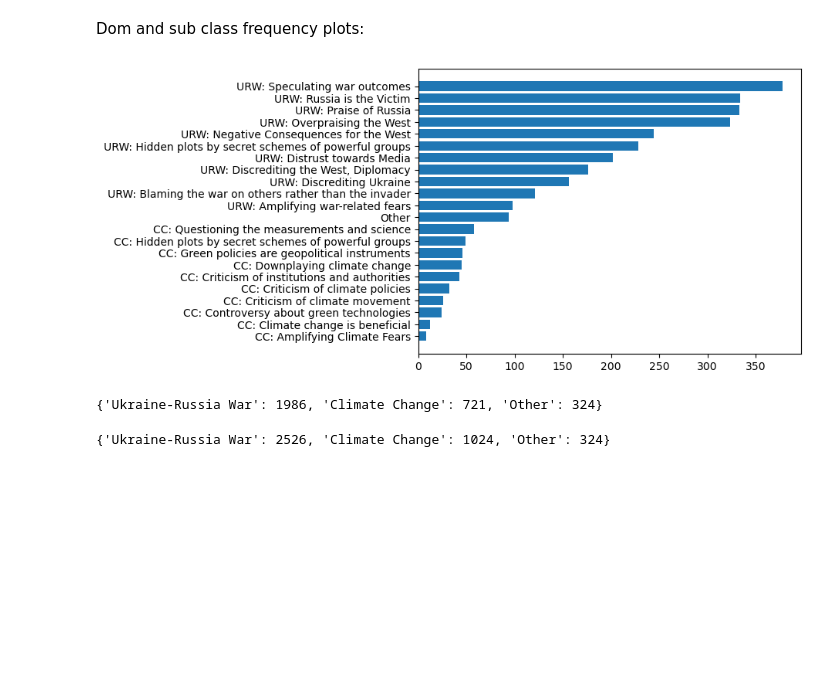
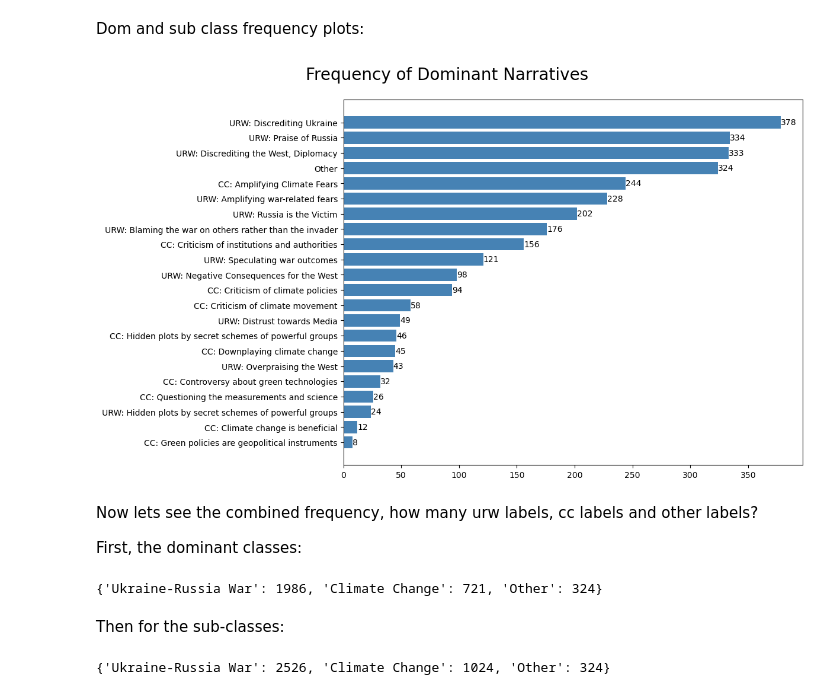
Before and after one commit to jsluijter02/SEMEVAL2025-task-10, a Jupyter notebook: notebooks/data_analysis.ipynb, the cells around one changed output. Saved outputs shown, nothing was run; the diff lists cells and outputs as text; code cells hidden in the pictures; blank space fills up the shorter version.

```diff
--- a/notebooks/data_analysis.ipynb
+++ b/notebooks/data_analysis.ipynb
@@ -48,17 +48,23 @@ Dom and sub class frequency plots:
 # %%
 dom_classes_sum = df[dom_mlb.classes_].sum().sort_values(ascending = True)
 sub_classes_sum = df[sub_mlb.classes_].sum().sort_values(ascending = True)
 
-plt.figure()
-plt.barh(dom_mlb.classes_, dom_classes_sum)
+plt.figure(figsize=(10,8))
+plot = plt.barh(dom_classes_sum.index, dom_classes_sum.values, color="steelblue")
+plt.bar_label(plot)
+plt.suptitle("Frequency of Dominant Narratives",fontsize=20,x=0.3,y=0.95)
 plt.show()
 
 # maybe just show the top 5 of each domain?
 # plt.figure(figsize=(10,20))
 # plt.barh(sub_mlb.classes_, sub_classes_sum)
 # plt.show()
 # %% [output]
-[figure, old version]
+[figure, new version]
+# %% [markdown]
+Now lets see the combined frequency, how many urw labels, cc labels and other labels?
+
+First, the dominant classes:
 # %%
 dom_URW_classes = [cl for cl in dom_mlb.classes_ if cl[:3] == "URW"]
 dom_CC_classes = [cl for cl in dom_mlb.classes_ if cl[:2] == "CC"]
@@ -76,6 +82,8 @@ sums = {
 display(sums)
 # %% [output]
 {'Ukraine-Russia War': 1986, 'Climate Change': 721, 'Other': 324}
+# %% [markdown]
+Then for the sub-classes:
 # %%
 sub_URW_classes = [cls for cls in sub_mlb.classes_ if cls[:3] == "URW"]
 sub_CC_classes = [cls for cls in sub_mlb.classes_ if cls[:2] == "CC"]
```
Also changed, not shown: parts of 9 cells of this notebook, 9 other files.
